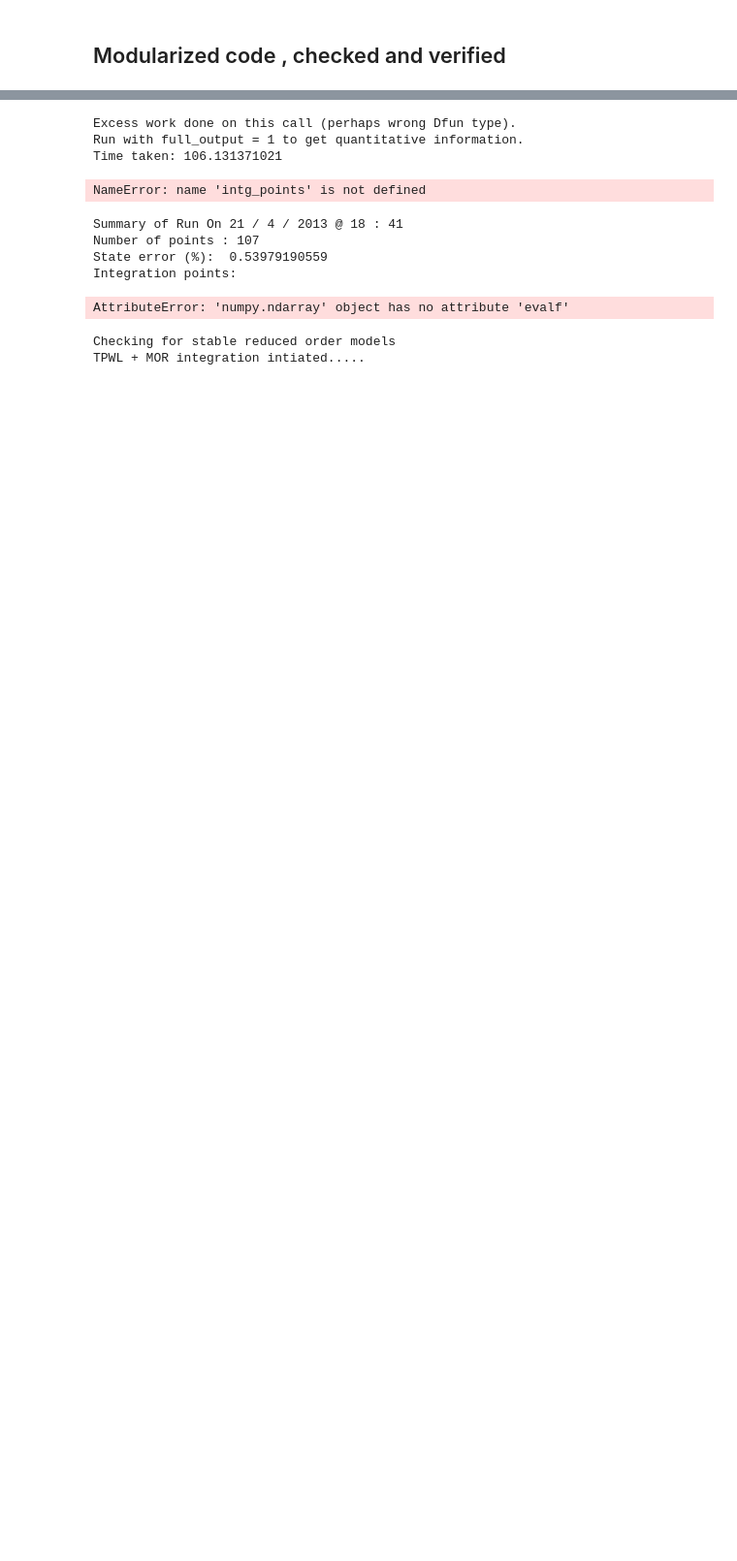
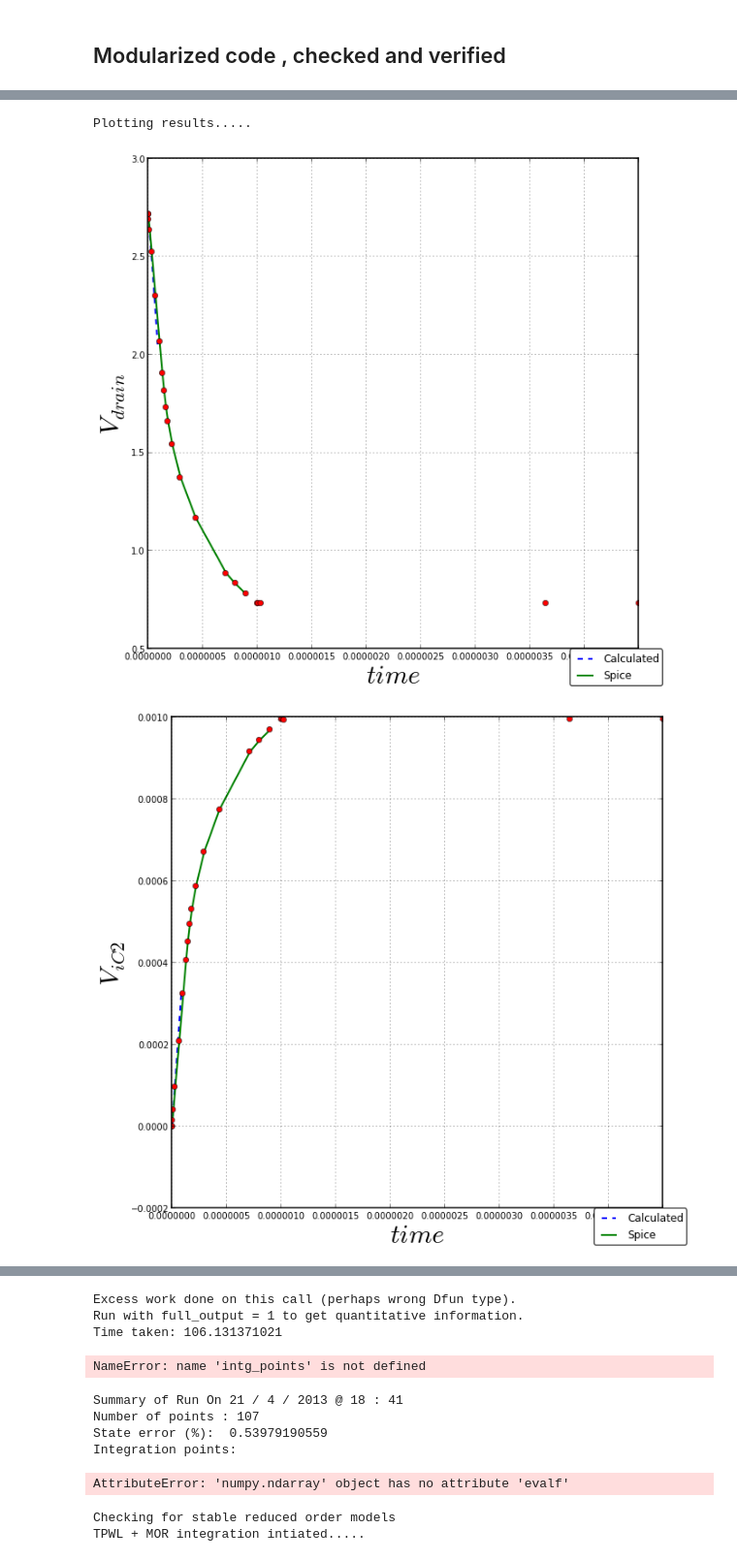
Before and after one commit to cvbrgava/ddp, a Jupyter notebook: notebook/Parser.ipynb, the cells around one changed output, grey strips where cells are left out. Shown at 97% size. Cells and saved outputs as stored; diff of their text form; code cells hidden in the pictures; blank space fills up the shorter version.

```diff
--- a/notebook/Parser.ipynb
+++ b/notebook/Parser.ipynb
@@ -329,0 +485,9 @@ sub1 = { state[ str( input_list[ k ] ) ] : (get_input_signals( time[ 2 ] - sim_b
+# %%
+linpt = 0
+t = float(datapoints[ linpt ]['time'])
+sub1 = { state[ str( input_list[ k ] ) ]  : (get_input_signals( t ))[ k ] for k in range( len( input_list ) ) }
+y_check = numpy.array( [float( datapoints[ linpt ] [ str(sta)] ) for sta in stateorder ] )
+print y_check
+print linP[ linpt ]
+print dervPWLnew(y_check , t )
+print "time " , t
@@ -329,0 +500,10 @@ sub1 = { state[ str( input_list[ k ] ) ] : (get_input_signals( time[ 2 ] - sim_b
+# %%
+import time as TME
+begin = TME.time()
+
+intg_points = 1000
+intg_end = 1e-6
+time_check = numpy.linspace( 0, intg_end, intg_points)
+solnPWL = odeint(dervPWLnew, y_check, time_check)
+end = TME.time()
+print end - begin
@@ -329,0 +522,35 @@ sub1 = { state[ str( input_list[ k ] ) ] : (get_input_signals( time[ 2 ] - sim_b
+# %%
+
+print "Plotting results....."
+time_linp = [ float( i ) - sim_begin for i in time]
+C_ones =[i for i in range( order ) ]#[i for i in range( len( stateorder ) ) if str( stateorder[ i ] ) in output_list ]
+
+for k in range(len(C_ones)):
+    plt.figure(k)
+    calc, = plt.plot(time_check, numpy.array([ abs(float(solnPWL[i][C_ones[k]])) for i in range(len(time_check) )] ), '--')
+    plt.ylabel(r'$V_{'+str(stateorder[C_ones[k]])+'}$' )
+    plt.xlabel(r'$time$')
+    x , y  = [], []
+    for i in import_text(file_voltage,"\t"):
+        if (float( i[ 'time' ] ) < intg_end+sim_begin) and (float( i[ 'time' ]  )> sim_begin) :
+            y.append( i[ str( stateorder[ C_ones[ k ] ] ) ] ), x.append( float(i[ 'time' ])-sim_begin )
+    plt.ylabel(r'$V_{'+str(stateorder[C_ones[k]])+'}$' )
+    plt.xlabel(r'$time$')
+    #plt.title(str(cirname)+' output\n MOR from '+str(order)+' to '+str(redOrder)+', Moments matched '+str(moments))
+    spice, = plt.plot(x,y)
+    plt.figsize(10,10)
+    plt.figlegend([calc,spice],('Calculated','Spice'),'lower right')
+    x_time , y_val = [], []
+    for i in range( count   ):
+        x_time.append(float( time_linp[ i ] ) )
+        y_val.append( float(datapoints[ i ] [str(stateorder[ C_ones[ k ] ] )]) )
+    plt.plot( x_time,y_val,'ro' )
+plt.show()
+
+
+
+#----------------------------------------------------------------------------------
+# %% [output]
+Plotting results.....
+[figure, added]
+[figure, added]
```
Also changed, not shown: parts of 81 cells of this notebook, 33 other files.
